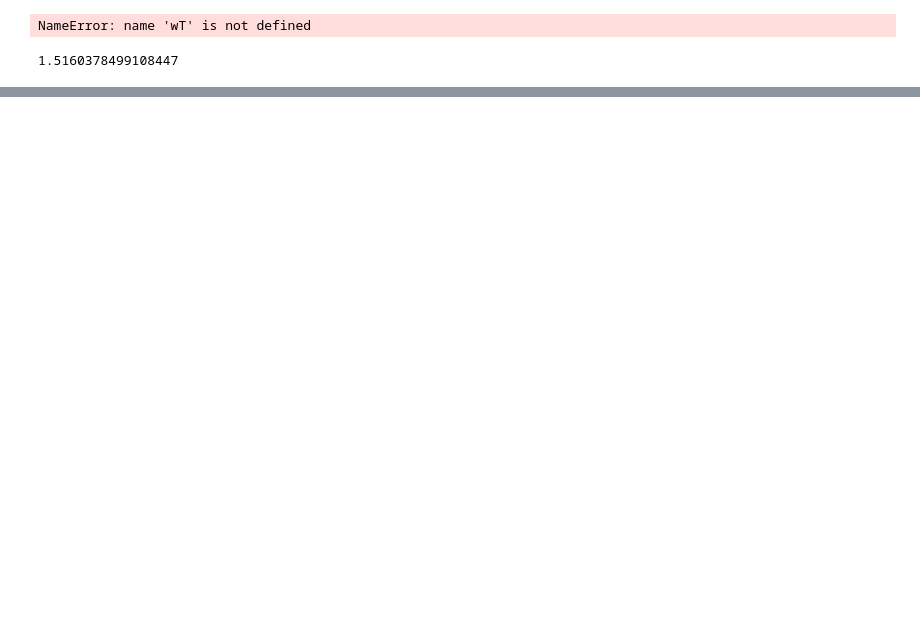
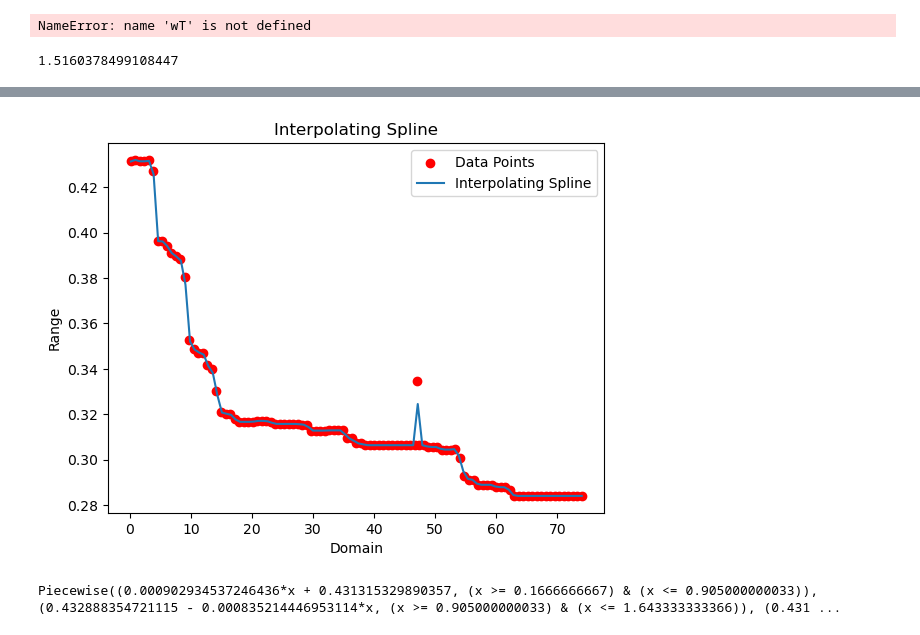
Before and after one commit to kcpch/Licencjat, a Jupyter notebook: xgboost.ipynb, the cells around one changed output, grey strips where cells are left out. Drawn from its saved outputs; the diff is of its cells as text; code cells hidden in the pictures; blank space fills up the shorter version.

```diff
--- a/xgboost.ipynb
+++ b/xgboost.ipynb
@@ -258,0 +477,31 @@ sum(w**2)
+# %%
+import numpy as np
+
+import matplotlib.pyplot as plt
+
+# Define the data points
+DataPointsDomain = df.age
+DataPointsRange = df._yhat_
+
+# Define the symbol and the spline
+x = sp.symbols('x')
+s = sp.interpolating_spline(1, x, DataPointsDomain, DataPointsRange)
+
+# Generate x values for plotting
+x_vals = np.linspace(min(DataPointsDomain), max(DataPointsDomain), 100)
+# Evaluate the spline at the x values
+y_vals = [s.evalf(subs={x: val}) for val in x_vals]
+
+# Plot the data points and the spline
+plt.scatter(DataPointsDomain, DataPointsRange, color='red', label='Data Points')
+plt.plot(x_vals, y_vals, label='Interpolating Spline')
+plt.xlabel('Domain')
+plt.ylabel('Range')
+plt.legend()
+plt.title('Interpolating Spline')
+plt.show()
+
+display(s)
+# %% [output]
+[figure, added]
+Piecewise((0.000902934537246436*x + 0.431315329890357, (x >= 0.1666666667) & (x <= 0.905000000033)), (0.432888354721115 - 0.000835214446953114*x, (x >= 0.905000000033) & (x <= 1.643333333366)), (0.431 ...
```
Also changed, not shown: parts of 18 cells of this notebook, 1 other file.
